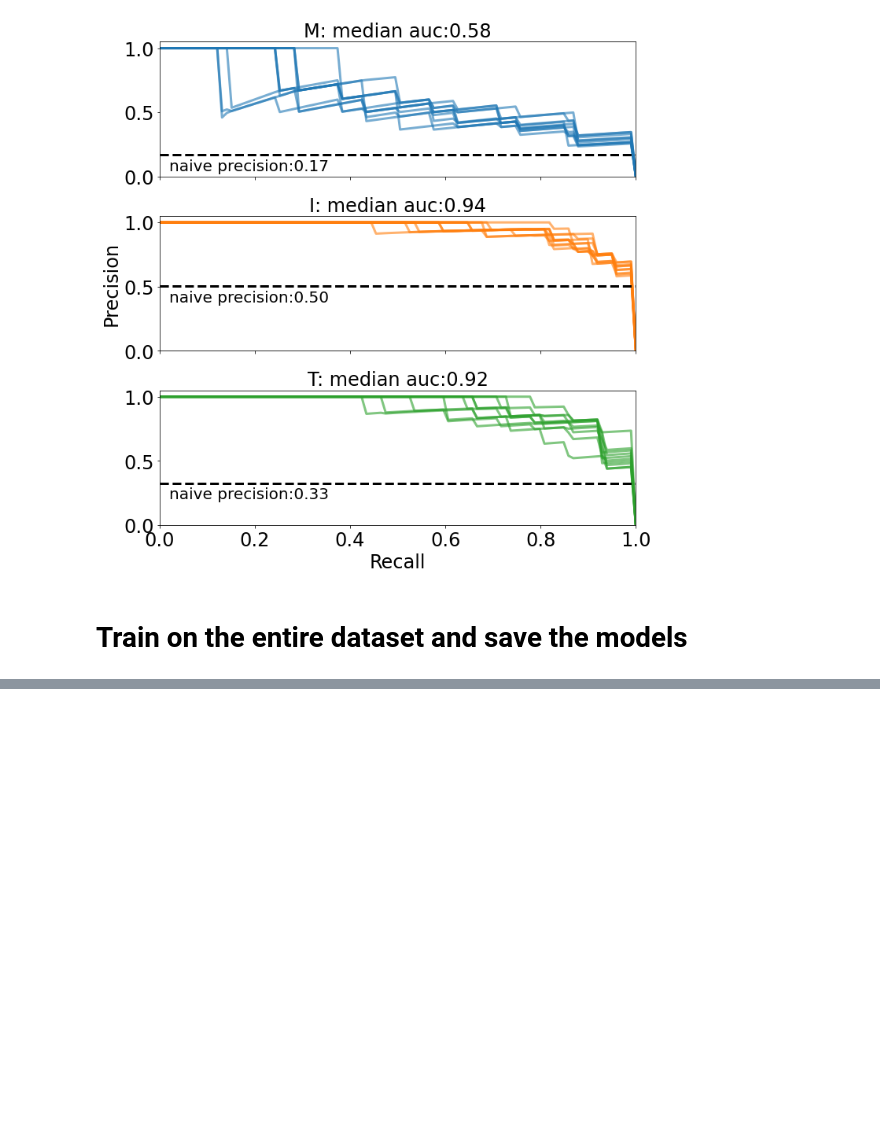
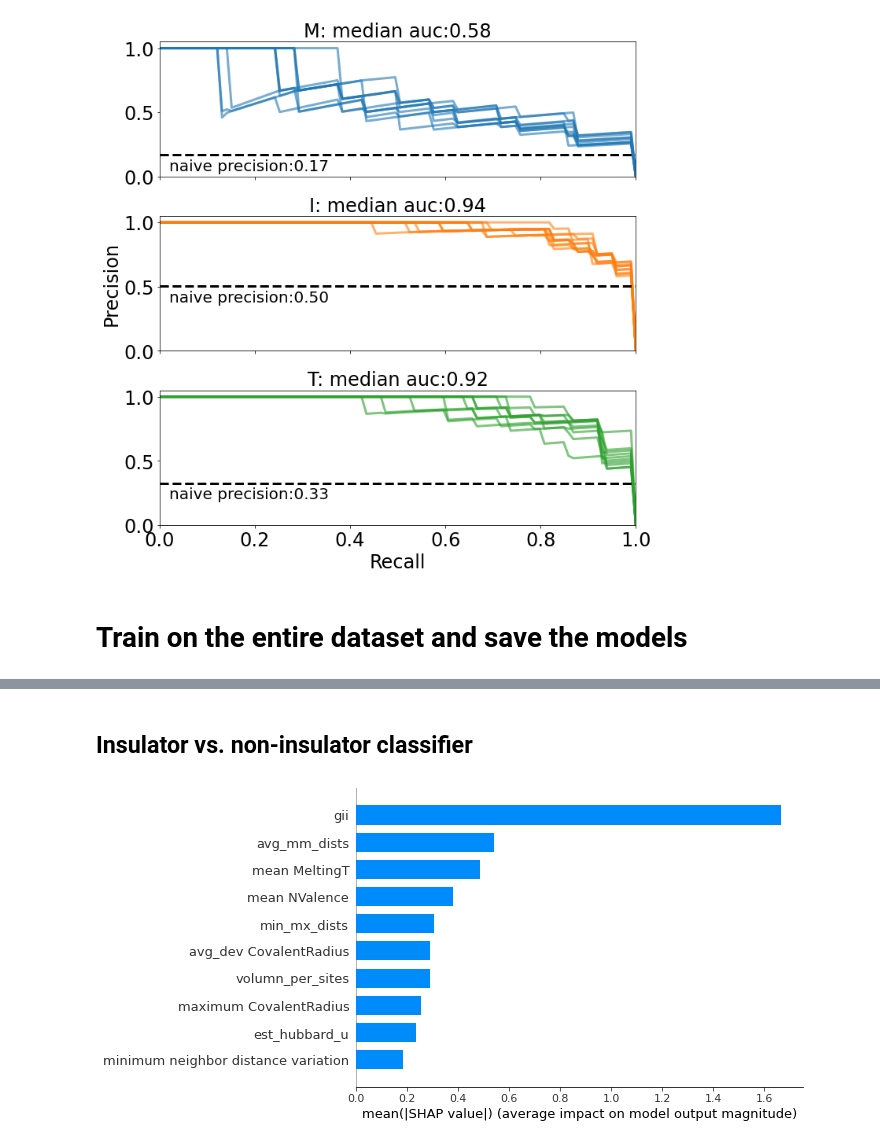
Before and after one commit to rpw199912j/mit_model_code, a Jupyter notebook: notebooks/model_building_and_eval.ipynb, the cells around one changed output, grey strips where cells are left out. Cells and saved outputs as stored; diff of their text form; code cells hidden in the pictures; blank space fills up the shorter version.

```diff
--- a/notebooks/model_building_and_eval.ipynb
+++ b/notebooks/model_building_and_eval.ipynb
@@ -190,0 +255,6 @@ for choice in ["Metal", "Insulator", "MIT"]:
+# %% [markdown]
+## Insulator vs. non-insulator classifier
+# %%
+insulator_important_features = get_important_features(df, "Insulator", insulator_model)
+# %% [output]
+[figure, added]
```
Also changed, not shown: parts of 24 cells of this notebook, 2 other files.
